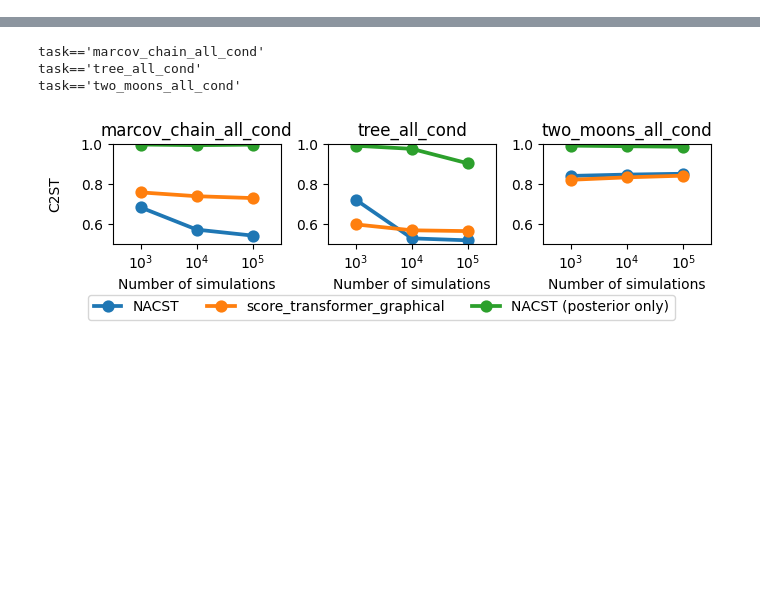
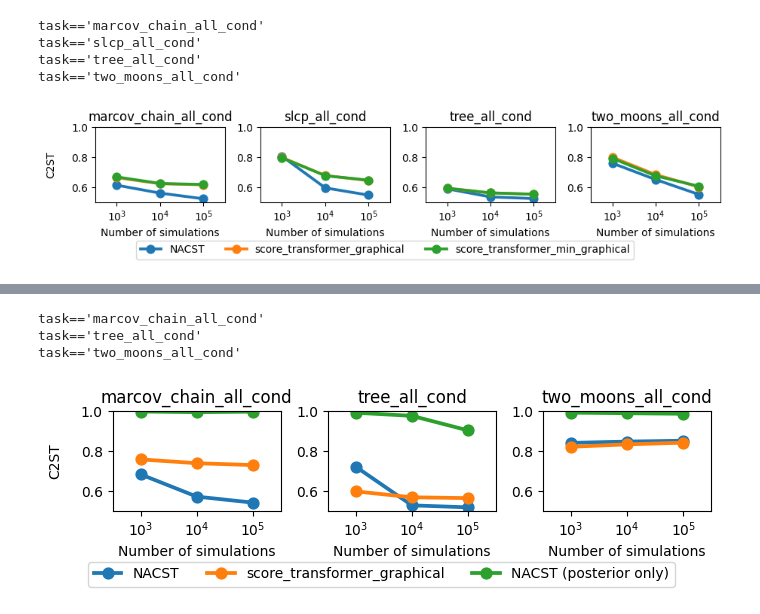
Before and after one commit to mackelab/probjax, a Jupyter notebook: scoresbibm/results.ipynb, the cells around one changed output, grey strips where cells are left out. Drawn from its saved outputs; the diff is of its cells as text; code cells hidden in the pictures; blank space fills up the shorter version.

```diff
--- a/scoresbibm/results.ipynb
+++ b/scoresbibm/results.ipynb
@@ -20,0 +21,8 @@ task=='two_moons_all_cond'
+# %%
+fig, axes = multi_plot("results/bm_all_cond", "task", "metric", plot_metric_by_num_simulations, hue="method")
+# %% [output]
+task=='marcov_chain_all_cond'
+task=='slcp_all_cond'
+task=='tree_all_cond'
+task=='two_moons_all_cond'
+[figure, added]
```
Also changed, not shown: parts of 7 cells of this notebook, 16 other files.
